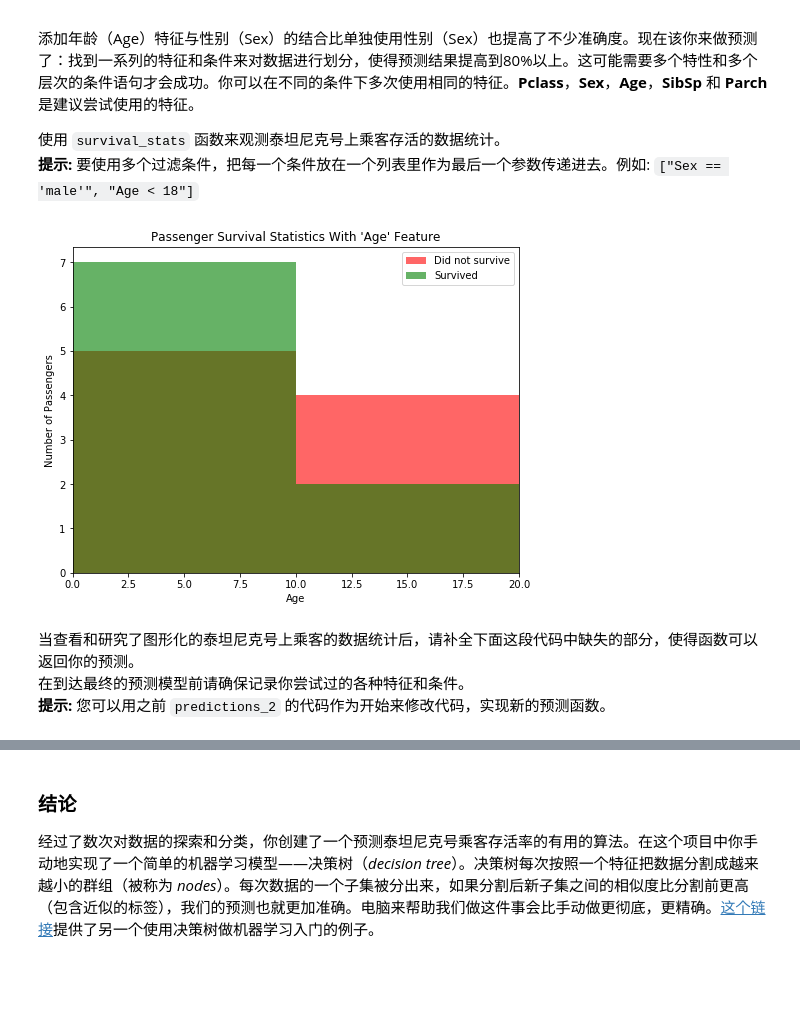
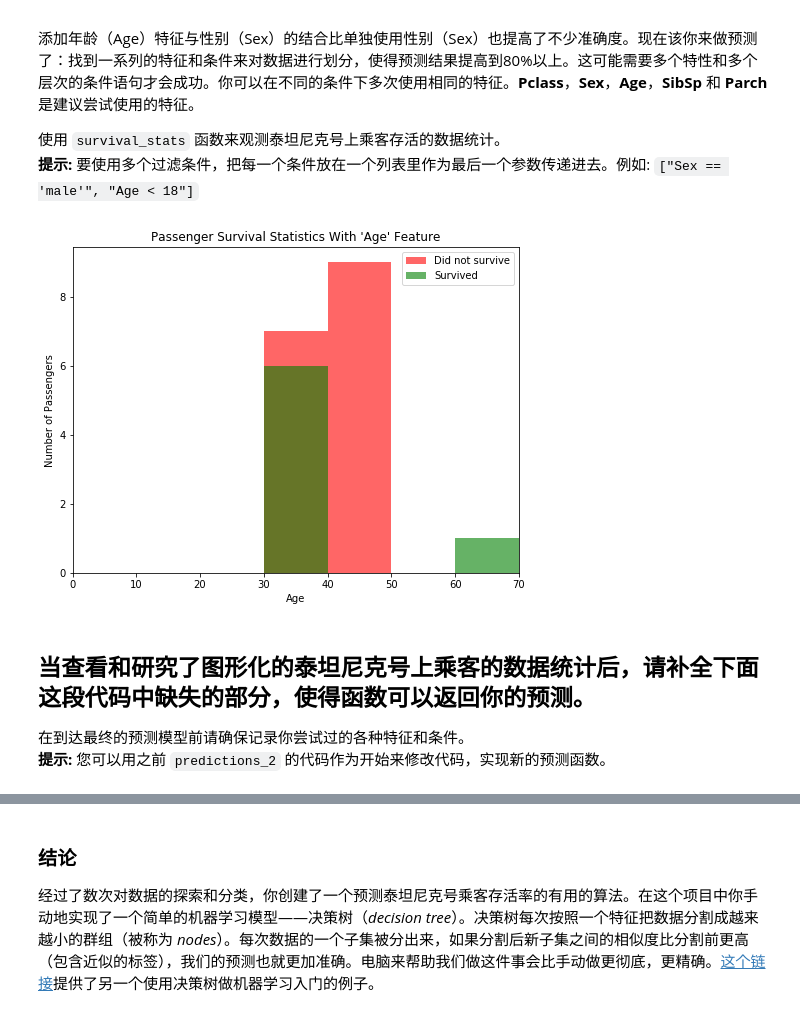
Before and after one commit to xueweiyema/titanic_survival_exploration, a Jupyter notebook: titanic_survival_exploration.ipynb, the cells around one changed output, grey strips where cells are left out. Cells and saved outputs as stored; diff of their text form; code cells hidden in the pictures; blank space fills up the shorter version.

```diff
--- a/titanic_survival_exploration.ipynb
+++ b/titanic_survival_exploration.ipynb
@@ -234,11 +234,11 @@ Predictions have an accuracy of 79.24%.
 使用 `survival_stats` 函数来观测泰坦尼克号上乘客存活的数据统计。
 **提示:** 要使用多个过滤条件，把每一个条件放在一个列表里作为最后一个参数传递进去。例如: `["Sex == 'male'", "Age < 18"]`
 # %%
-survival_stats(data, outcomes, 'Age', ["Sex == 'male'", "Age < 18","Parch > 1"])
+survival_stats(data, outcomes, 'Age', ["Sex == 'female'", "Age > 30", "Pclass > 2","SibSp >= 0","Parch >= 0"])
 # %% [output]
-[figure, old version]
+[figure, new version]
 # %% [markdown]
-当查看和研究了图形化的泰坦尼克号上乘客的数据统计后，请补全下面这段代码中缺失的部分，使得函数可以返回你的预测。
+## 当查看和研究了图形化的泰坦尼克号上乘客的数据统计后，请补全下面这段代码中缺失的部分，使得函数可以返回你的预测。
 在到达最终的预测模型前请确保记录你尝试过的各种特征和条件。
 **提示:** 您可以用之前 `predictions_2` 的代码作为开始来修改代码，实现新的预测函数。
 # %%
```
Also changed, not shown: parts of 3 cells of this notebook.
